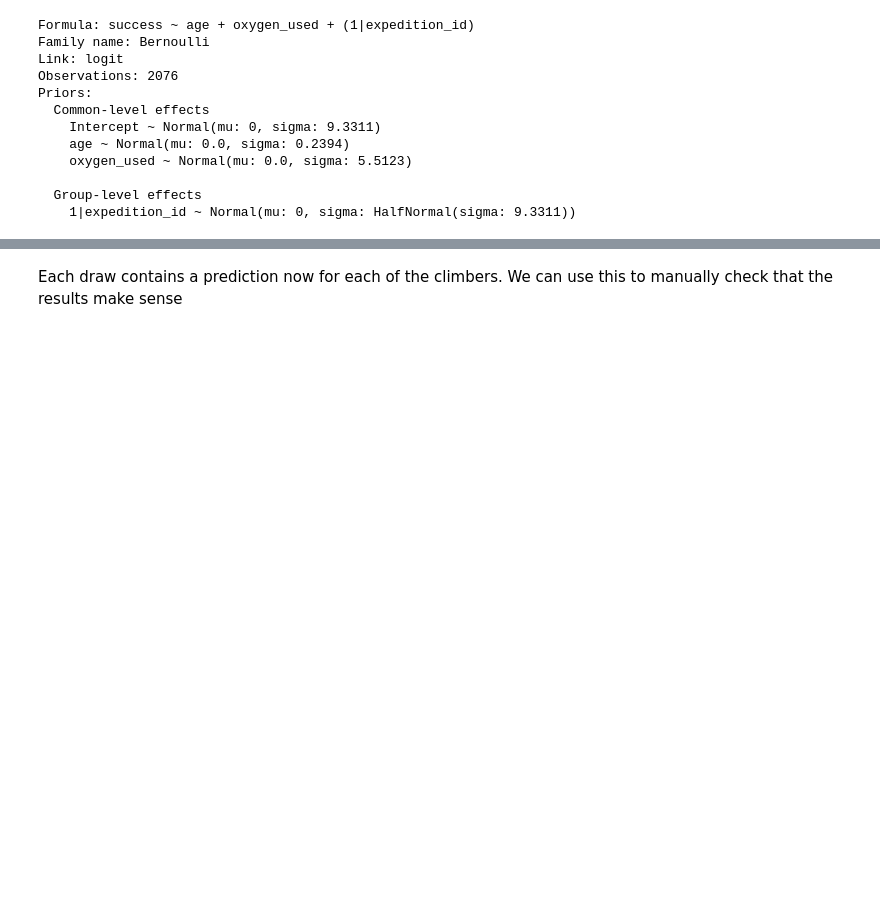
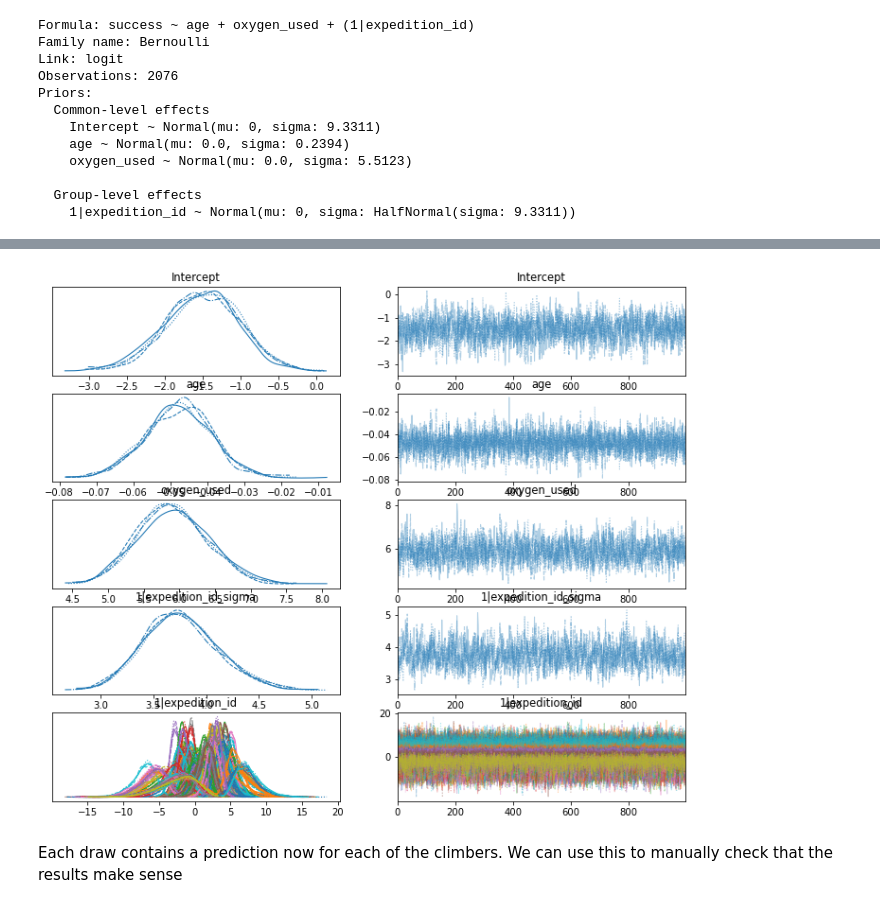
Before and after one commit to DrEntropy/BayesRulesWork, a Jupyter notebook: Chapter18.ipynb, the cells around one changed output, grey strips where cells are left out. Cells and saved outputs as stored; diff of their text form; code cells hidden in the pictures; blank space fills up the shorter version.

```diff
--- a/Chapter18.ipynb
+++ b/Chapter18.ipynb
@@ -73,3 +74,7 @@ Sampling 4 chains for 1_000 tune and 1_000 draw iterations (4_000 + 4_000 draws
+# %%
+az.plot_trace(results,compact=True);
+# %% [output]
+[figure, added]
 # %%
 model1.predict(results,kind='pps')
 post_pred = results.posterior_predictive.to_dataframe().reset_index()
```
Also changed, not shown: parts of 25 cells of this notebook.
